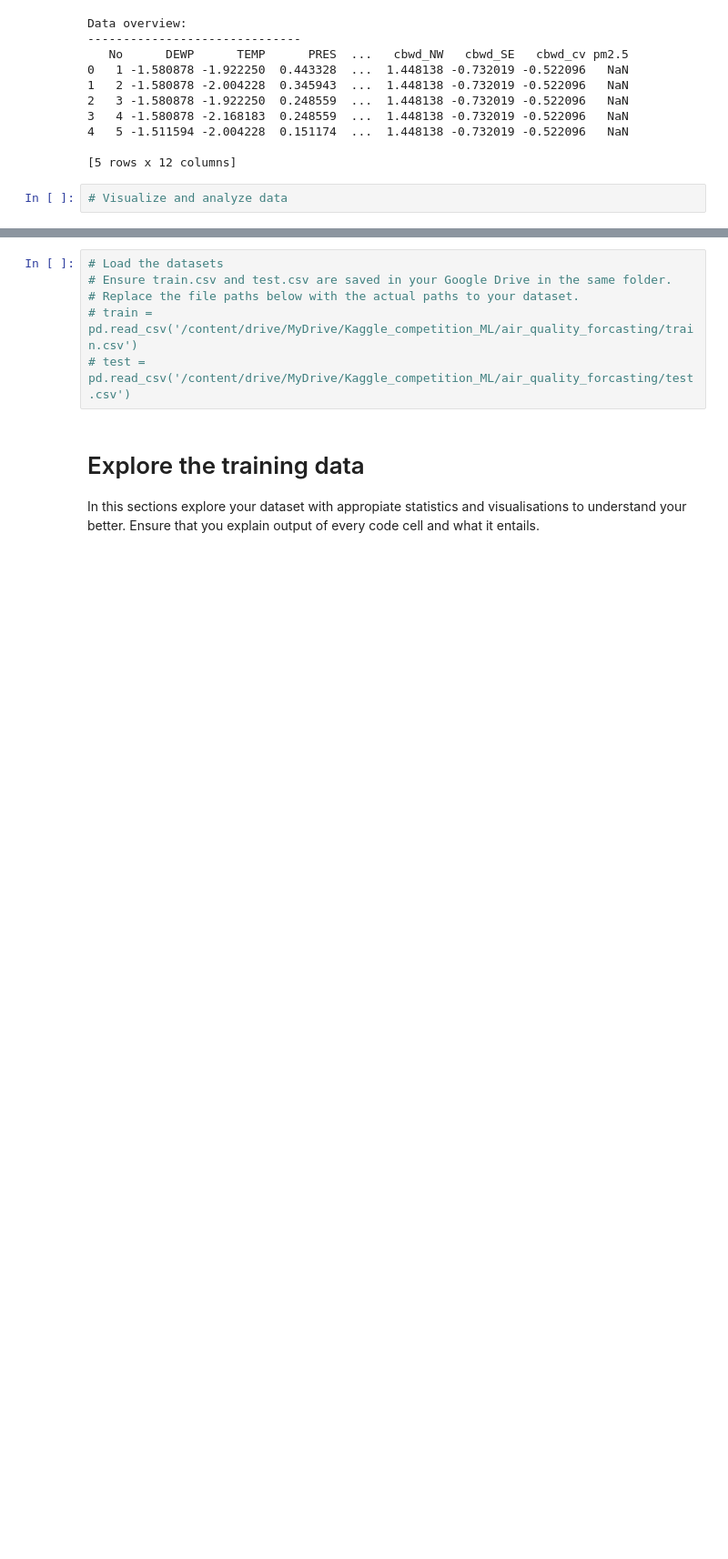
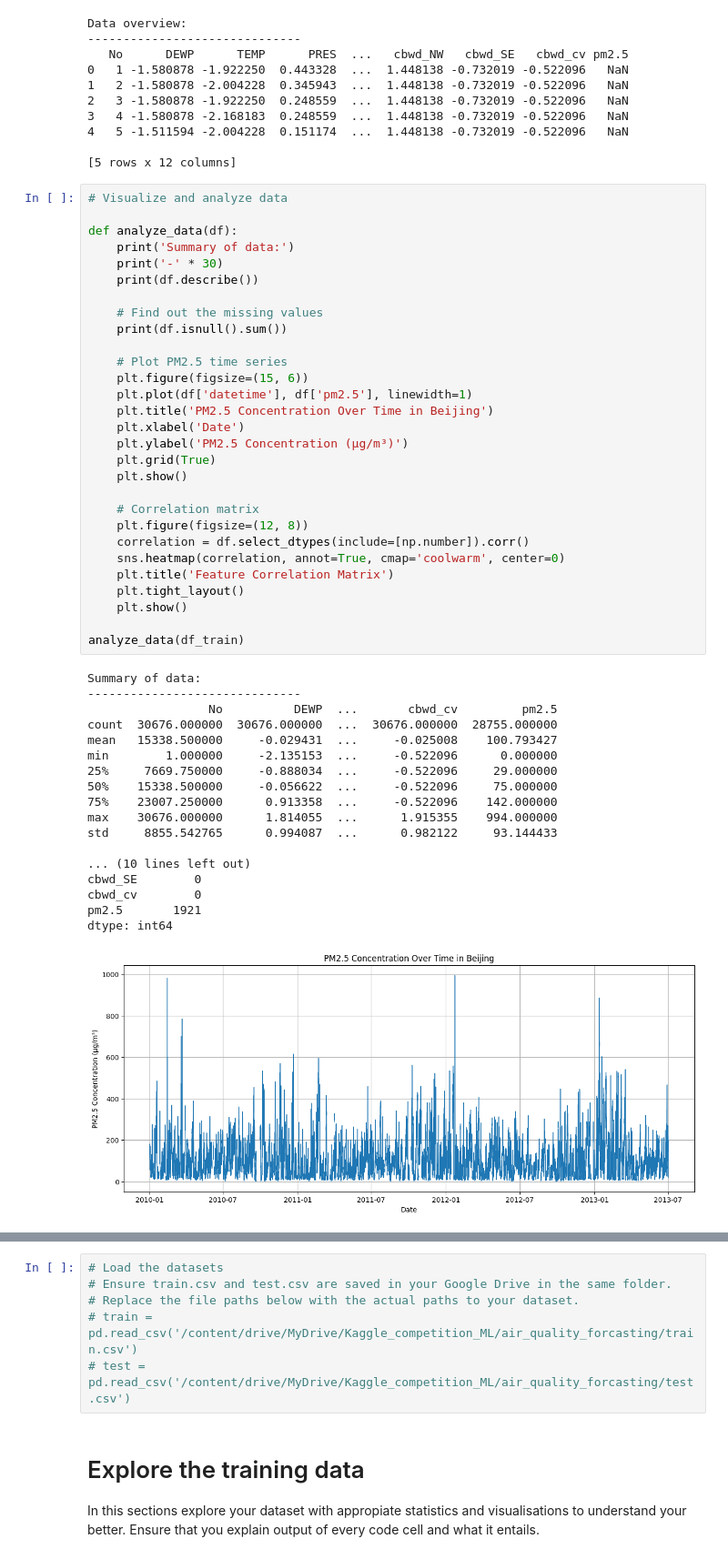
Before and after one commit to tuyishimejohnson/time-series-forecasting, a Jupyter notebook: air_quality_forecasting_starter_code.ipynb, the cells around one changed output, grey strips where cells are left out. Shown at 91% size. Saved outputs shown, nothing was run; the diff lists cells and outputs as text; blank space fills up the shorter version.

Commit message:
Visualize and analyze data

```diff
--- a/air_quality_forecasting_starter_code.ipynb
+++ b/air_quality_forecasting_starter_code.ipynb
@@ -44,5 +45,51 @@ Data overview:
 4   5 -1.511594 -2.004228  0.151174  ...  1.448138 -0.732019 -0.522096   NaN
 
 [5 rows x 12 columns]
-# %%
-# Visualize and analyze data
+# %%
+# Visualize and analyze data
+
+def analyze_data(df):
+    print('Summary of data:')
+    print('-' * 30)
+    print(df.describe())
+
+    # Find out the missing values
+    print(df.isnull().sum())
+
+    # Plot PM2.5 time series
+    plt.figure(figsize=(15, 6))
+    plt.plot(df['datetime'], df['pm2.5'], linewidth=1)
+    plt.title('PM2.5 Concentration Over Time in Beijing')
+    plt.xlabel('Date')
+    plt.ylabel('PM2.5 Concentration (μg/m³)')
+    plt.grid(True)
+    plt.show()
+
+    # Correlation matrix
+    plt.figure(figsize=(12, 8))
+    correlation = df.select_dtypes(include=[np.number]).corr()
+    sns.heatmap(correlation, annot=True, cmap='coolwarm', center=0)
+    plt.title('Feature Correlation Matrix')
+    plt.tight_layout()
+    plt.show()
+
+analyze_data(df_train)
+# %% [output]
+Summary of data:
+------------------------------
+                 No          DEWP  ...       cbwd_cv         pm2.5
+count  30676.000000  30676.000000  ...  30676.000000  28755.000000
+mean   15338.500000     -0.029431  ...     -0.025008    100.793427
+min        1.000000     -2.135153  ...     -0.522096      0.000000
+25%     7669.750000     -0.888034  ...     -0.522096     29.000000
+50%    15338.500000     -0.056622  ...     -0.522096     75.000000
+75%    23007.250000      0.913358  ...     -0.522096    142.000000
+max    30676.000000      1.814055  ...      1.915355    994.000000
+std     8855.542765      0.994087  ...      0.982122     93.144433
+
+... (10 lines left out)
+cbwd_SE        0
+cbwd_cv        0
+pm2.5       1921
+dtype: int64
+[figure, added]
```
Also changed, not shown: parts of 2 cells of this notebook.
